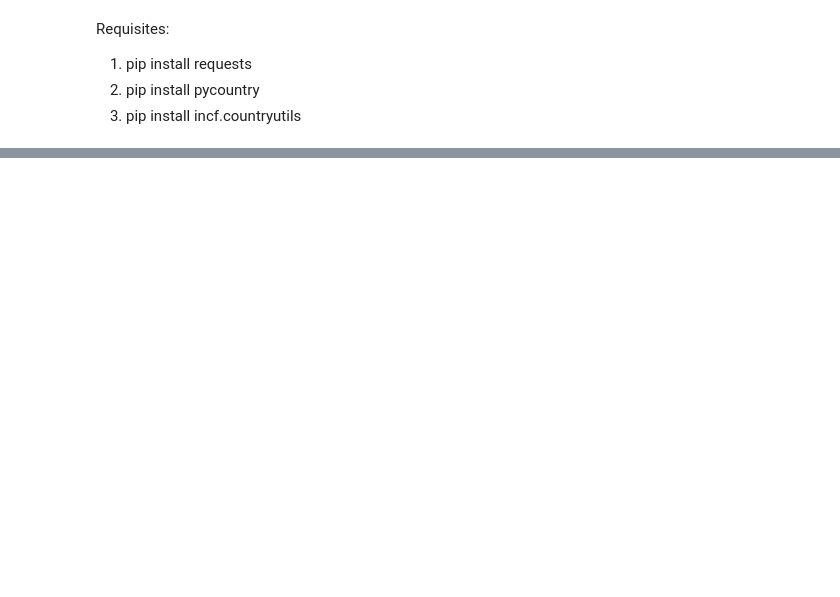
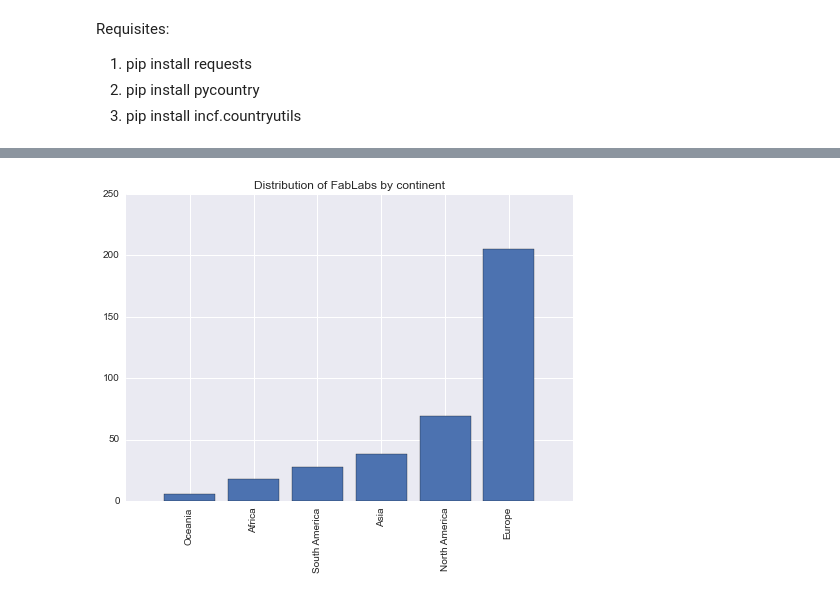
Before and after one commit to openp2pdesign/FabLab-Mapping--Python, a Jupyter notebook: Distribution of FabLabs.ipynb, the cells around one changed output, grey strips where cells are left out. Saved outputs shown, nothing was run; the diff lists cells and outputs as text; code cells hidden in the pictures; blank space fills up the shorter version.

Commit message:
Fix distribution of fablabs by continent and add by city

```diff
--- a/Distribution of FabLabs.ipynb
+++ b/Distribution of FabLabs.ipynb
@@ -74,18 +96,3 @@ import seaborn
-# %%
-# Get distribution of FabLabs per continent
-
-continents_stats = {}
-
-for k in sortedcontinents:
-    continents_stats[k] =  len(sortedcontinents[k])
-
-continents_stats2 = OrderedDict(sorted(continents_stats.items(), key=lambda t: t[1]))
-
-plt.bar(range(len(continents_stats2)), continents_stats2.values(), align='center')
-plt.xticks(range(len(continents_stats2)), continents_stats2.keys(), rotation=90)
-plt.title("Distribution of FabLabs by continent")
-
-plt.savefig('FabLabs-ContinentDistribution.pdf')
 # %%
 # Get distribution of FabLabs per country
 
@@ -105,0 +115,19 @@ plt.savefig('FabLabs-CountryDistribution.pdf')
+# %%
+# Get distribution of FabLabs per continent
+
+continents_stats = {}
+
+for k in sortedcontinents:
+    continents_stats[k] = 0
+    for h in sortedcontinents[k]:
+        continents_stats[k] += len(sortedcontinents[k][h])
+
+continents_stats2 = OrderedDict(sorted(continents_stats.items(), key=lambda t: t[1]))
+
+plt.bar(range(len(continents_stats2)), continents_stats2.values(), align='center')
+plt.xticks(range(len(continents_stats2)), continents_stats2.keys(), rotation=90)
+plt.title("Distribution of FabLabs by continent")
+
+plt.savefig('FabLabs-ContinentDistribution.pdf')
+# %% [output]
+[figure, added]
```
Also changed, not shown: parts of 6 cells of this notebook.
